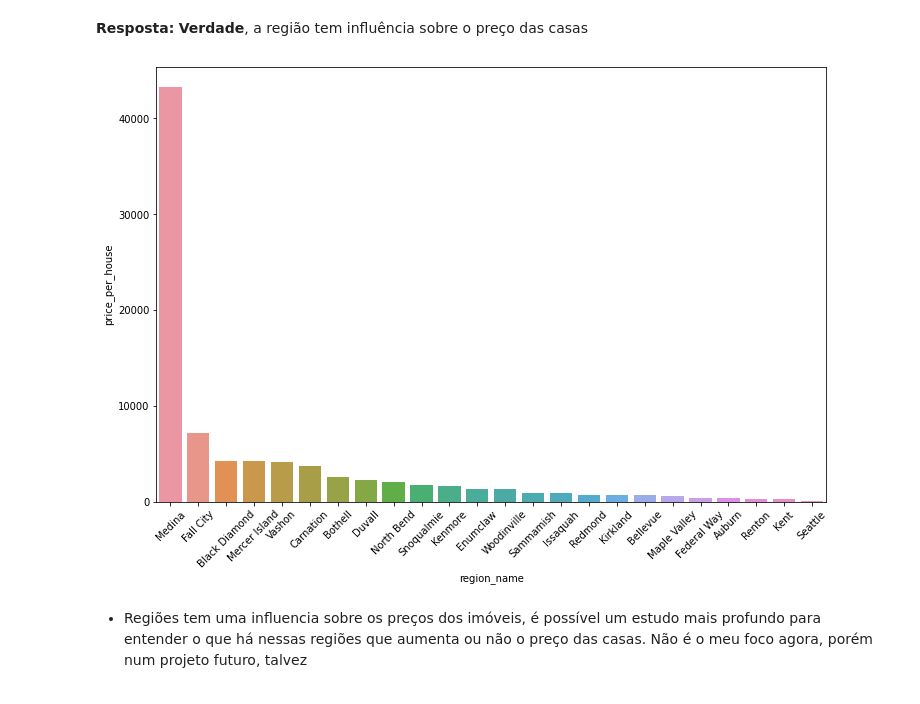
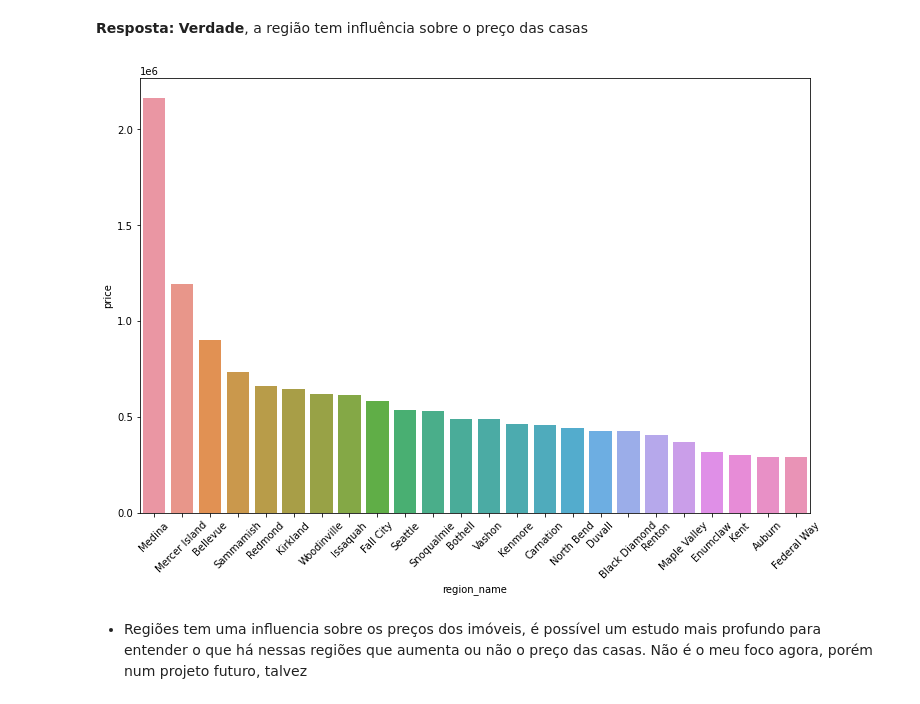
Before and after one commit to matheus-emanuel/House-Rocket-Insigths-Project, a Jupyter notebook: rocktseat_project.ipynb, the cells around one changed output. Saved outputs shown, nothing was run; the diff lists cells and outputs as text; code cells hidden in the pictures.

```diff
--- a/rocktseat_project.ipynb
+++ b/rocktseat_project.ipynb
@@ -401,18 +401,15 @@ Casas em regiões nobres, são mais caras
 **Resposta:** **Verdade**, a região tem influência sobre o preço das casas
 # %%
 # Estou agrupando pela região e calculando o preço médio por casa de cada região
-h02 = (df3[['price', 'region_name']].groupby('region_name').mean() /
-       df3[['price', 'region_name']].groupby('region_name').count()).sort_values('price', ascending=False).reset_index()
+h02 = df3[['price', 'region_name']].groupby('region_name').mean().sort_values('price', ascending=False).reset_index()
 
-#apenas renomeando a coluna 'price' -> 'price_per_house'
-h02.columns = ['region_name', 'price_per_house']
 
 # Plotando o gráfico
-ax = sns.barplot(x = 'region_name', y = 'price_per_house', data = h02)
+ax = sns.barplot(x = 'region_name', y = 'price', data = h02)
 plt.xticks(rotation=45)
 ax.figure.set_size_inches(12,8)
 # %% [output]
-[figure, old version]
+[figure, new version]
 # %% [markdown]
 * Regiões tem uma influencia sobre os preços dos imóveis, é possível um estudo mais profundo para entender o que há nessas regiões que aumenta ou não o preço das casas. Não é o meu foco agora, porém num projeto futuro, talvez
 # %% [markdown]
```
Also changed, not shown: parts of 17 cells of this notebook.
